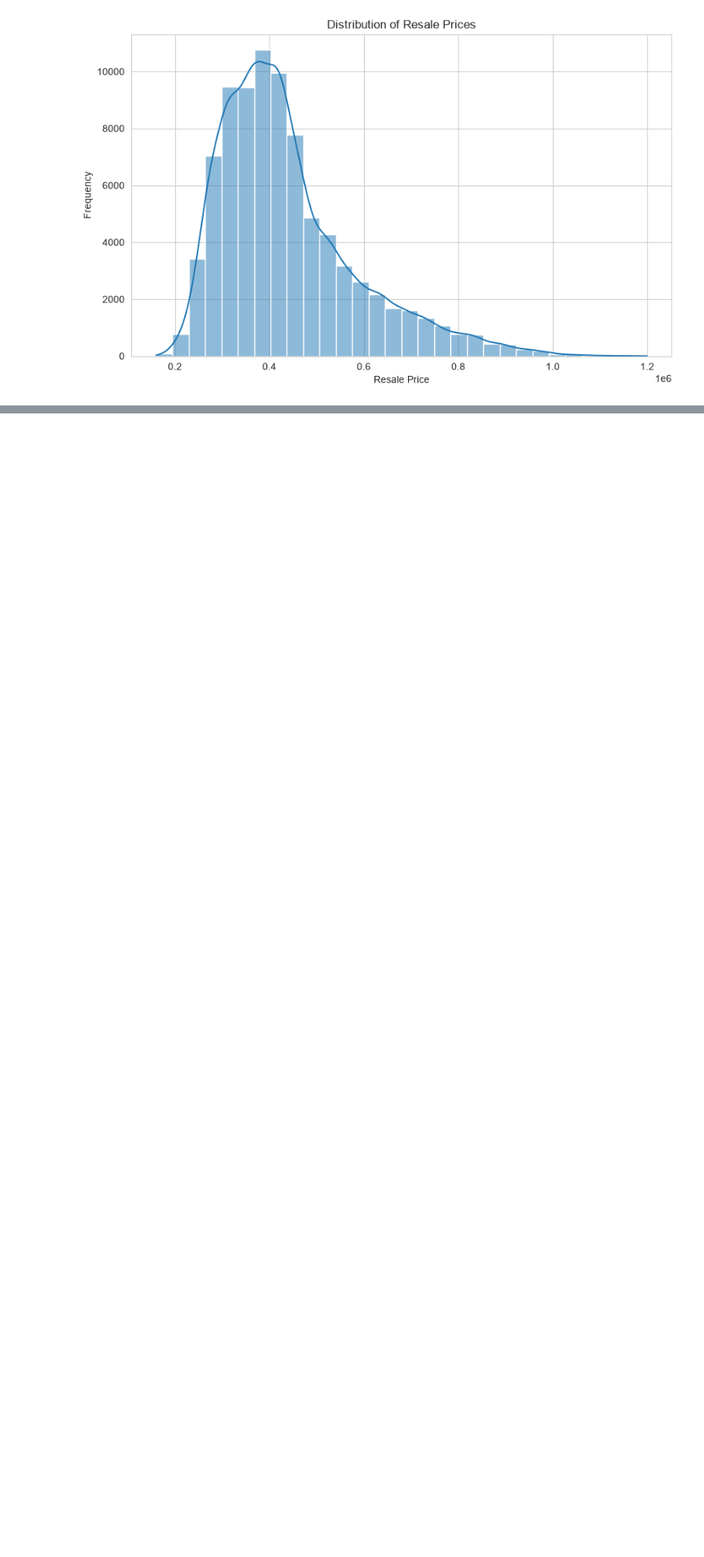
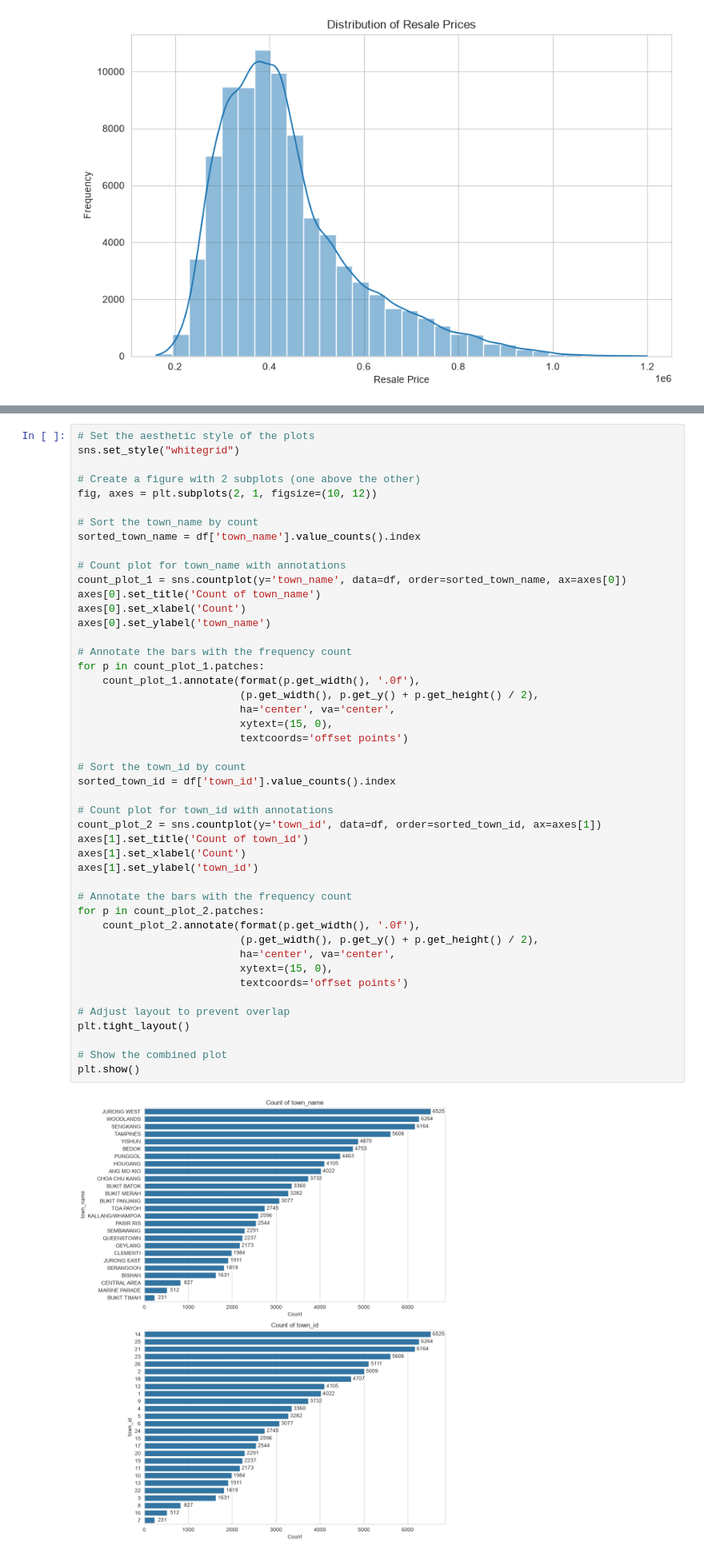
Before and after one commit to spideyeng/AIAPFoundation, a Jupyter notebook: module 3/EDA.ipynb, the cells around one changed output, grey strips where cells are left out. Shown at 80% size. Saved outputs shown, nothing was run; the diff lists cells and outputs as text; blank space fills up the shorter version.

```diff
--- a/module 3/EDA.ipynb
+++ b/module 3/EDA.ipynb
@@ -271,0 +339,48 @@ Text(0, 0.5, 'Frequency')
+# %%
+# Set the aesthetic style of the plots
+sns.set_style("whitegrid")
+
+# Create a figure with 2 subplots (one above the other)
+fig, axes = plt.subplots(2, 1, figsize=(10, 12))
+
+# Sort the town_name by count
+sorted_town_name = df['town_name'].value_counts().index
+
+# Count plot for town_name with annotations
+count_plot_1 = sns.countplot(y='town_name', data=df, order=sorted_town_name, ax=axes[0])
+axes[0].set_title('Count of town_name')
+axes[0].set_xlabel('Count')
+axes[0].set_ylabel('town_name')
+
+# Annotate the bars with the frequency count
+for p in count_plot_1.patches:
+    count_plot_1.annotate(format(p.get_width(), '.0f'),
+                          (p.get_width(), p.get_y() + p.get_height() / 2),
+                          ha='center', va='center',
+                          xytext=(15, 0),
+                          textcoords='offset points')
+
+# Sort the town_id by count
+sorted_town_id = df['town_id'].value_counts().index
+
+# Count plot for town_id with annotations
+count_plot_2 = sns.countplot(y='town_id', data=df, order=sorted_town_id, ax=axes[1])
+axes[1].set_title('Count of town_id')
+axes[1].set_xlabel('Count')
+axes[1].set_ylabel('town_id')
+
+# Annotate the bars with the frequency count
+for p in count_plot_2.patches:
+    count_plot_2.annotate(format(p.get_width(), '.0f'),
+                          (p.get_width(), p.get_y() + p.get_height() / 2),
+                          ha='center', va='center',
+                          xytext=(15, 0),
+                          textcoords='offset points')
+
+# Adjust layout to prevent overlap
+plt.tight_layout()
+
+# Show the combined plot
+plt.show()
+# %% [output]
+[figure, added]
```
Also changed, not shown: parts of 13 cells of this notebook.
